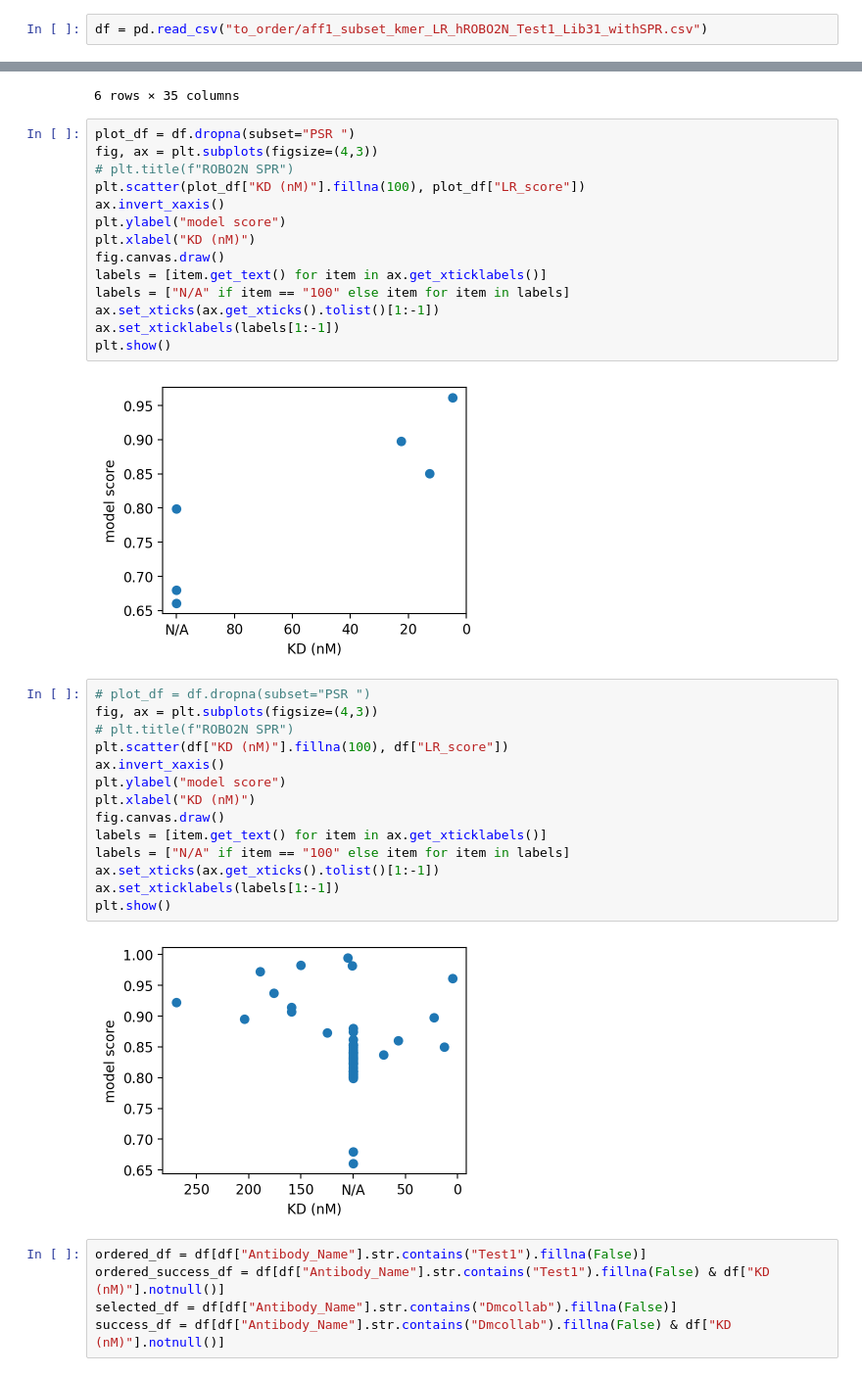
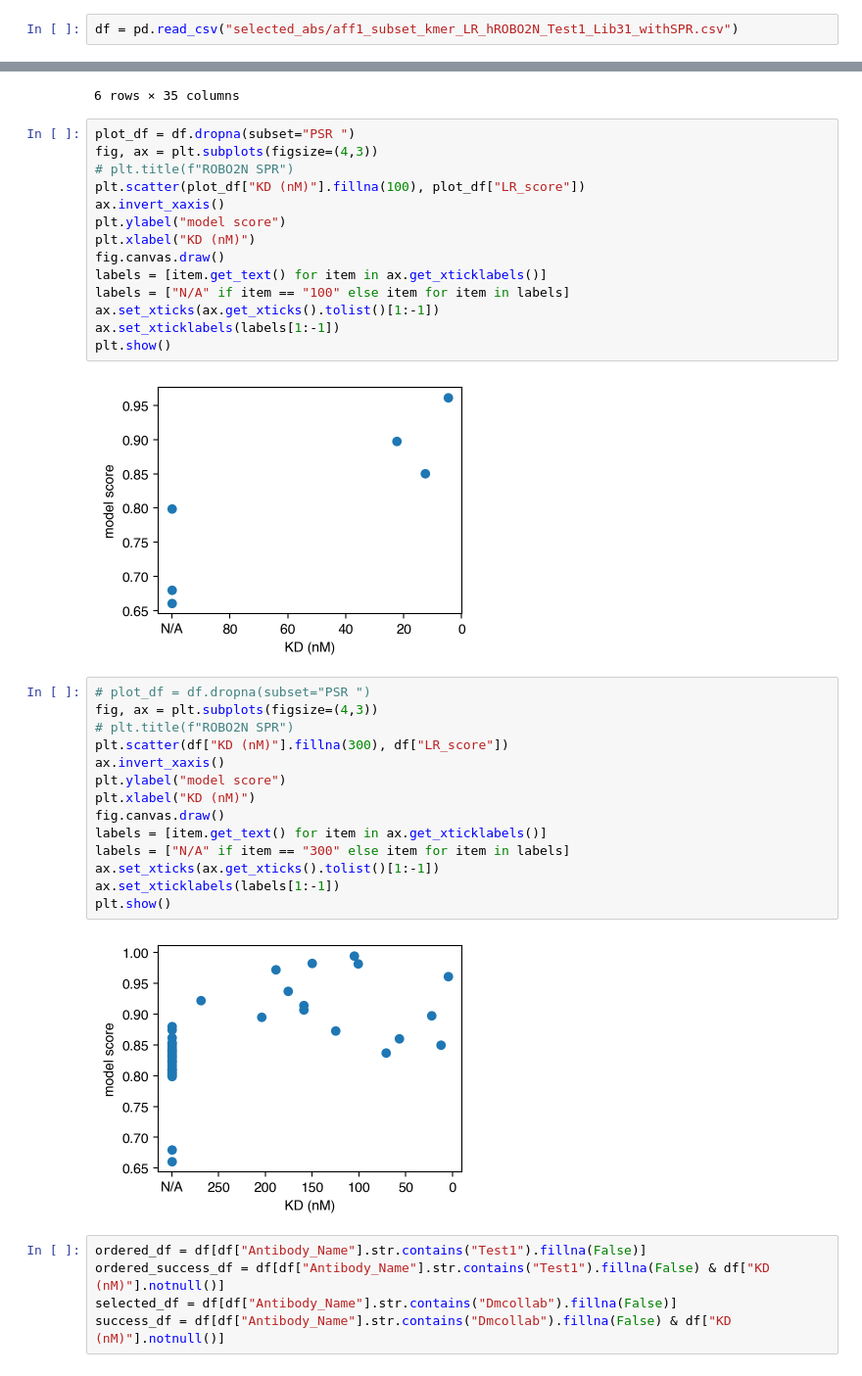
Before and after one commit to debbiemarkslab/ML-antibody-discovery, a Jupyter notebook: plot_scores_ROBO2N.ipynb, the cells around one changed output, grey strips where cells are left out. Shown at 98% size. Cells and saved outputs as stored; diff of their text form.

Commit message:
Update plot_scores_ROBO2N.ipynb
using files from Zenodo

Also fix a couple plotting issues in antibody_sorting_regression.ipynb

```diff
--- a/plot_scores_ROBO2N.ipynb
+++ b/plot_scores_ROBO2N.ipynb
@@ -39,7 +39,7 @@ def min_pairwise_levenshtein(seqs):
         prev_cdr3s.append(cdr3)
     return distances
 # %%
-df = pd.read_csv("to_order/aff1_subset_kmer_LR_hROBO2N_Test1_Lib31_withSPR.csv")
+df = pd.read_csv("selected_abs/aff1_subset_kmer_LR_hROBO2N_Test1_Lib31_withSPR.csv")
 # %%
 df2 = pd.read_csv("scores/hROBO2N_Test1_Lib31_kmer_aff3_scores.csv")
 # %%
@@ -79,23 +79,23 @@ ax.set_xticks(ax.get_xticks().tolist()[1:-1])
 ax.set_xticklabels(labels[1:-1])
 plt.show()
 # %% [output]
-[figure, old version]
+[figure, new version]
 # %%
 # plot_df = df.dropna(subset="PSR ")
 fig, ax = plt.subplots(figsize=(4,3))
 # plt.title(f"ROBO2N SPR")
-plt.scatter(df["KD (nM)"].fillna(100), df["LR_score"])
+plt.scatter(df["KD (nM)"].fillna(300), df["LR_score"])
 ax.invert_xaxis()
 plt.ylabel("model score")
 plt.xlabel("KD (nM)")
 fig.canvas.draw()
 labels = [item.get_text() for item in ax.get_xticklabels()]
-labels = ["N/A" if item == "100" else item for item in labels]
+labels = ["N/A" if item == "300" else item for item in labels]
 ax.set_xticks(ax.get_xticks().tolist()[1:-1])
 ax.set_xticklabels(labels[1:-1])
 plt.show()
 # %% [output]
-[figure, old version]
+[figure, new version]
 # %%
 ordered_df = df[df["Antibody_Name"].str.contains("Test1").fillna(False)]
 ordered_success_df = df[df["Antibody_Name"].str.contains("Test1").fillna(False) & df["KD (nM)"].notnull()]
```
Also changed, not shown: parts of 18 cells of this notebook, 2 other files.
